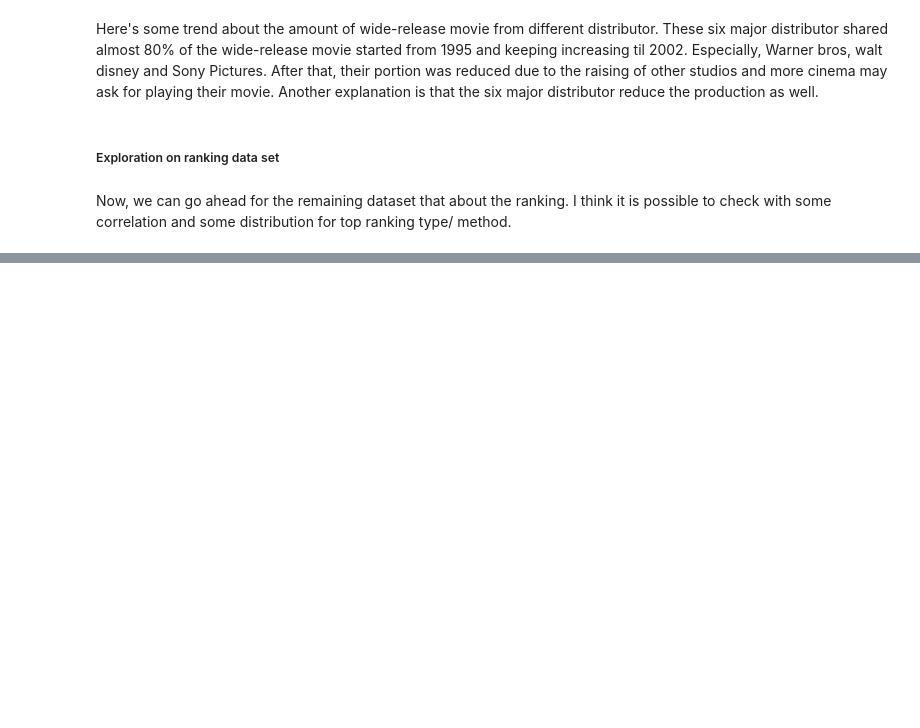
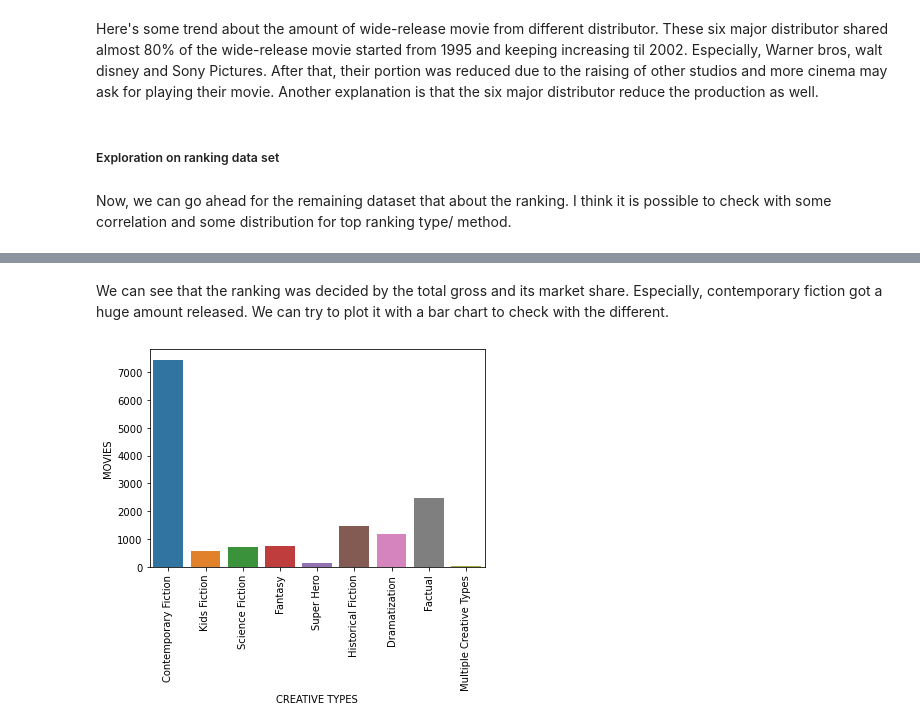
Before and after one commit to dcrowTMH/movie_eda, a Jupyter notebook: Movie_EDA.ipynb, the cells around one changed output, grey strips where cells are left out. Drawn from its saved outputs; the diff is of its cells as text; code cells hidden in the pictures; blank space fills up the shorter version.

Commit message:
Finished top creative type & top distributor

```diff
--- a/Movie_EDA.ipynb
+++ b/Movie_EDA.ipynb
@@ -756,0 +772,10 @@ from sklearn.preprocessing import OrdinalEncoder
+# %% [markdown]
+We can see that the ranking was decided by the total gross and its market share. Especially, contemporary fiction got a huge amount released. We can try to plot it with a bar chart to check with the different.
+# %%
+# Let's plot for the movies column
+plt.figure(1)
+sns.barplot(data = df_popular_type, x = 'CREATIVE TYPES', y = 'MOVIES')
+x = plt.xticks(rotation = 90)
+plt.show()
+# %% [output]
+[figure, added]
```
Also changed, not shown: parts of 28 cells of this notebook.
